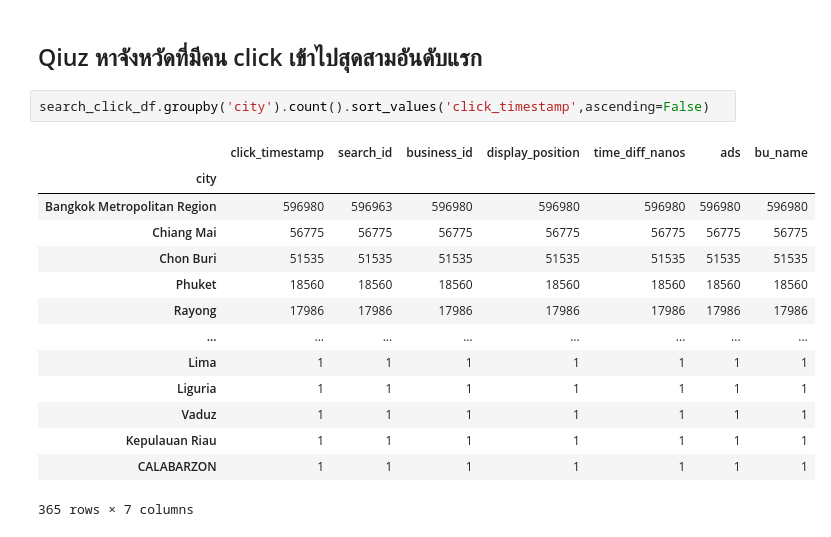
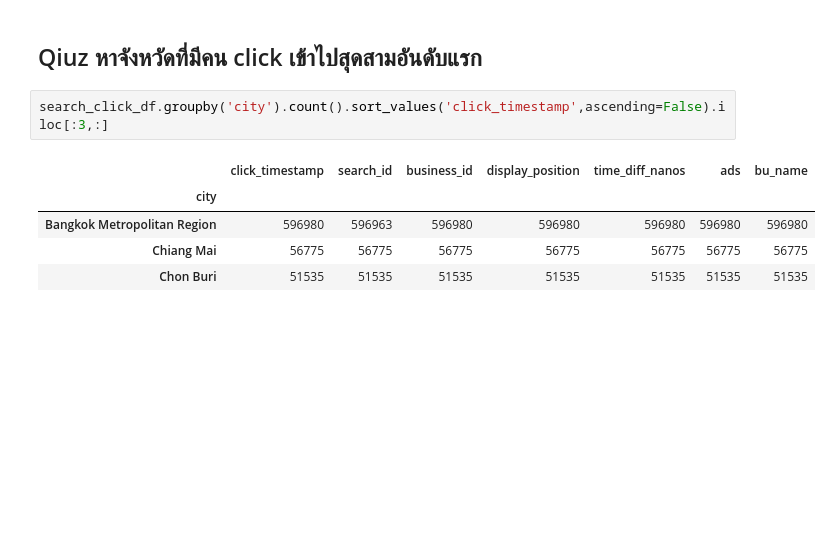
Before and after one commit to MeenTers/KKU_data_mining, a Jupyter notebook: Pandas_101.ipynb, the cells around one changed output. Cells and saved outputs as stored; diff of their text form; blank space fills up the shorter version.

```diff
--- a/Pandas_101.ipynb
+++ b/Pandas_101.ipynb
@@ -588,19 +588,10 @@ w_restaurant_df[w_restaurant_df['id']==182530]
 # %% [markdown]
 ## Qiuz หาจังหวัดที่มีคน click เข้าไปสุดสามอันดับแรก
 # %%
-search_click_df.groupby('city').count().sort_values('click_timestamp',ascending=False)
+search_click_df.groupby('city').count().sort_values('click_timestamp',ascending=False).iloc[:3,:]
 # %% [output]
 |  | click_timestamp | search_id | business_id | display_position | time_diff_nanos | ads | bu_name |
 | city |  |  |  |  |  |  |  |
 | Bangkok Metropolitan Region | 596980 | 596963 | 596980 | 596980 | 596980 | 596980 | 596980 |
 | Chiang Mai | 56775 | 56775 | 56775 | 56775 | 56775 | 56775 | 56775 |
 | Chon Buri | 51535 | 51535 | 51535 | 51535 | 51535 | 51535 | 51535 |
-| Phuket | 18560 | 18560 | 18560 | 18560 | 18560 | 18560 | 18560 |
-| Rayong | 17986 | 17986 | 17986 | 17986 | 17986 | 17986 | 17986 |
-| ... | ... | ... | ... | ... | ... | ... | ... |
-| Lima | 1 | 1 | 1 | 1 | 1 | 1 | 1 |
-| Liguria | 1 | 1 | 1 | 1 | 1 | 1 | 1 |
-| Vaduz | 1 | 1 | 1 | 1 | 1 | 1 | 1 |
-| Kepulauan Riau | 1 | 1 | 1 | 1 | 1 | 1 | 1 |
-| CALABARZON | 1 | 1 | 1 | 1 | 1 | 1 | 1 |
-365 rows × 7 columns
```
Also changed, not shown: parts of 6 cells of this notebook.
